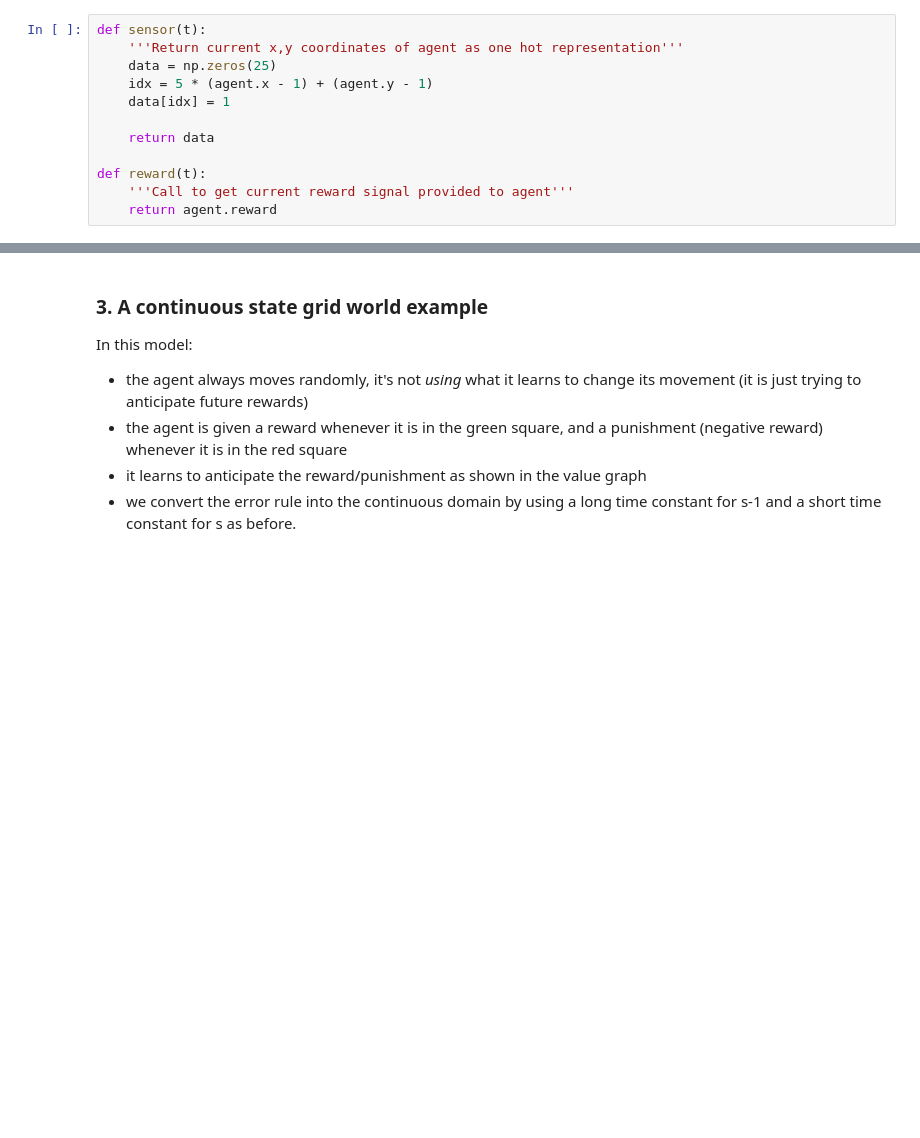
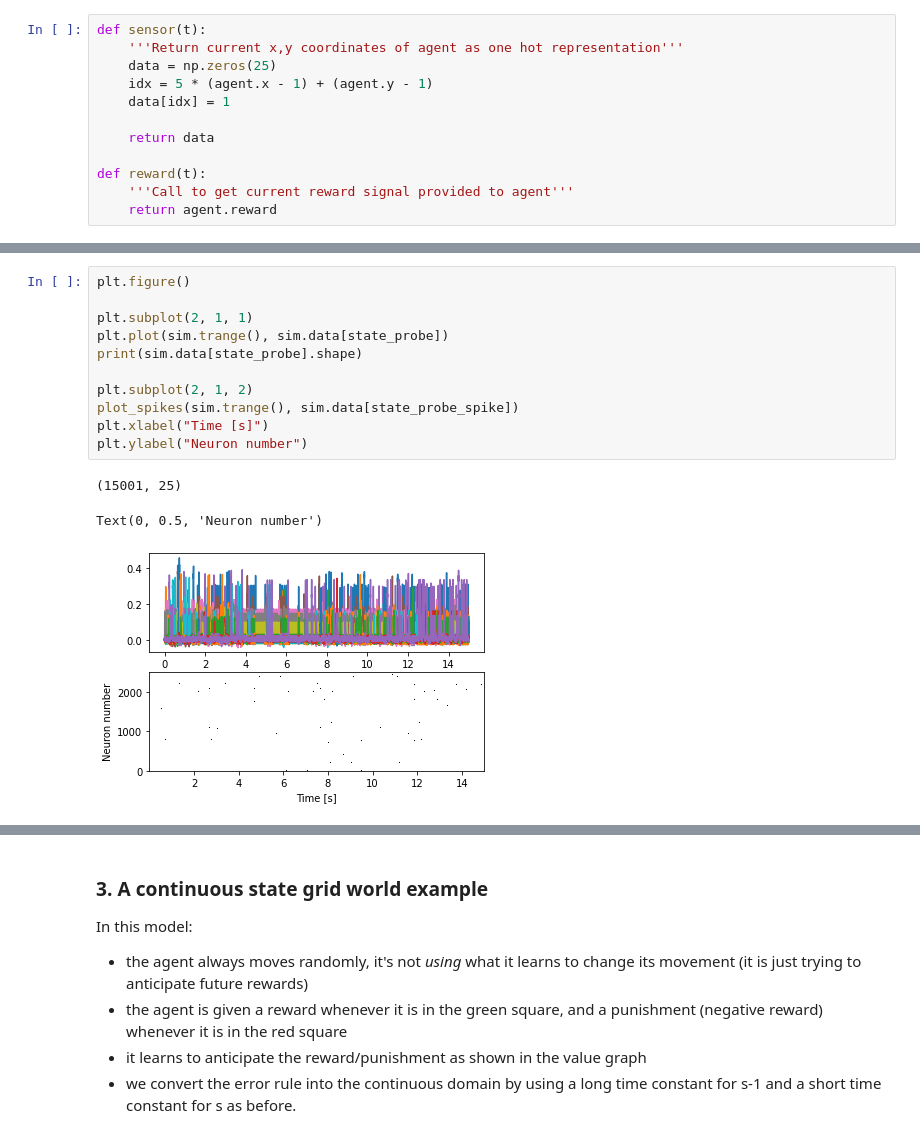
Before and after one commit to UdayKat/nengo-rl, a Jupyter notebook: Reinforcement Learning in Nengo.ipynb, the cells around one changed output, grey strips where cells are left out. Drawn from its saved outputs; the diff is of its cells as text; blank space fills up the shorter version.

```diff
--- a/Reinforcement Learning in Nengo.ipynb
+++ b/Reinforcement Learning in Nengo.ipynb
@@ -212,3 +214,18 @@ Text(0, 0.5, 'Neuron number')
+# %%
+plt.figure()
+
+plt.subplot(2, 1, 1)
+plt.plot(sim.trange(), sim.data[state_probe])
+print(sim.data[state_probe].shape)
+
+plt.subplot(2, 1, 2)
+plot_spikes(sim.trange(), sim.data[state_probe_spike])
+plt.xlabel("Time [s]")
+plt.ylabel("Neuron number")
+# %% [output]
+(15001, 25)
+Text(0, 0.5, 'Neuron number')
+[figure, added]
 # %%
 plt.figure()
 plt.plot(sim.trange(), sim.data[reward_probe])
```
Also changed, not shown: parts of 4 cells of this notebook, 1 other file.
